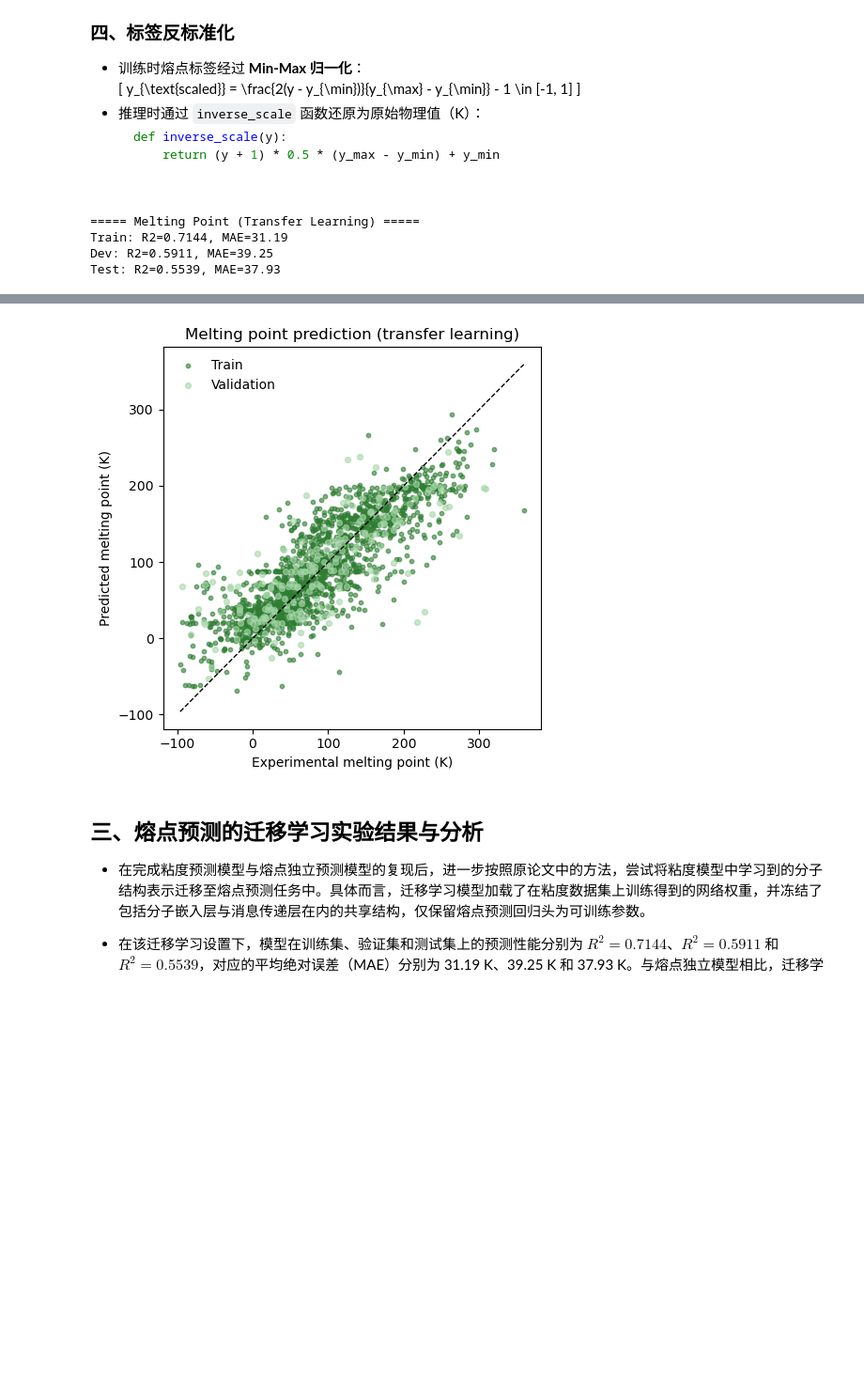
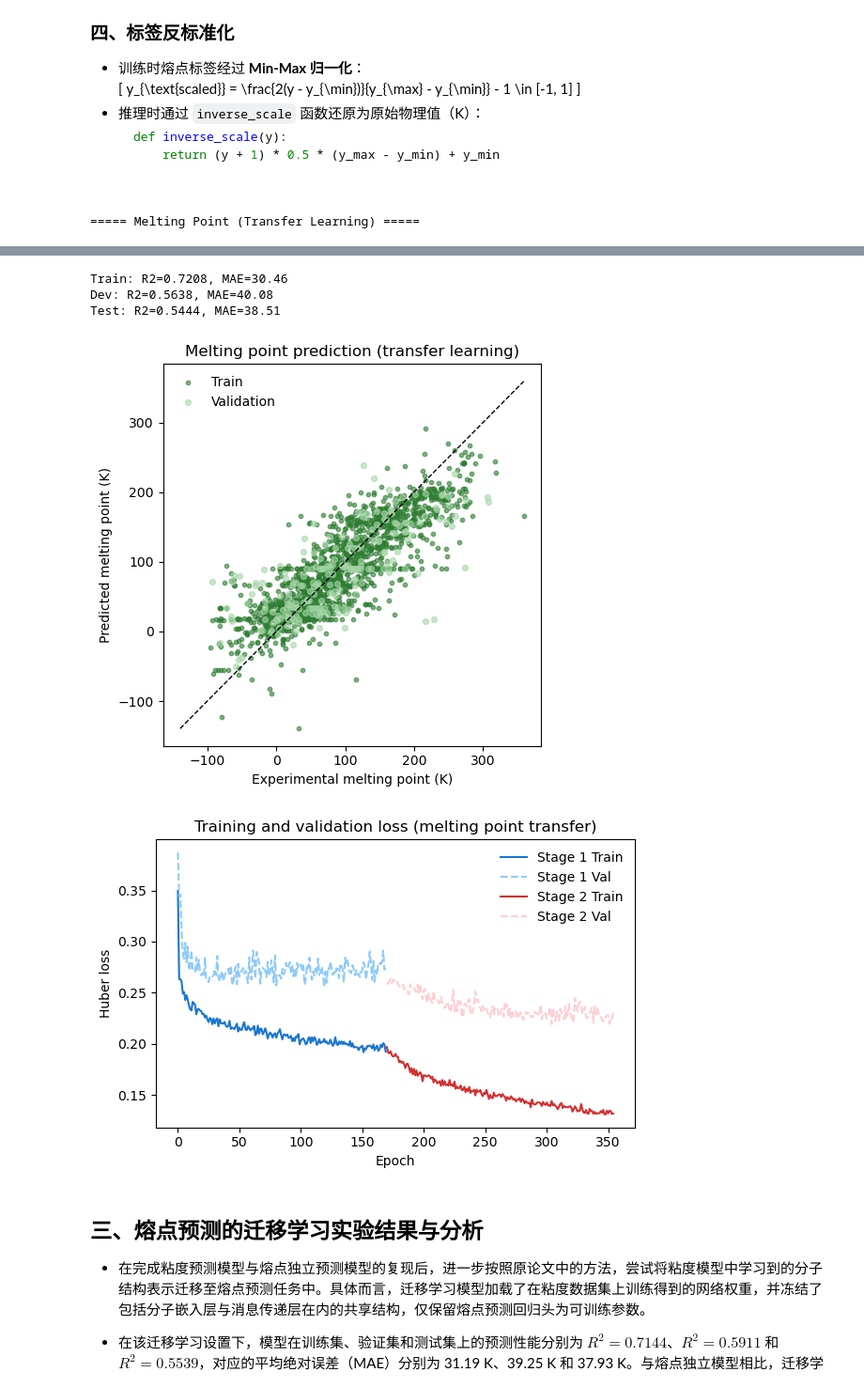
Before and after one commit to goalheart/ionic-mpnn, a Jupyter notebook: Main.ipynb, the cells around one changed output, grey strips where cells are left out. Shown at 94% size. Drawn from its saved outputs; the diff is of its cells as text; code cells hidden in the pictures; blank space fills up the shorter version.

```diff
--- a/Main.ipynb
+++ b/Main.ipynb
@@ -905,8 +905,57 @@ plt.title("Melting point prediction (transfer learning)")
 plt.legend(frameon=False)
 plt.tight_layout()
 plt.show()
+
+# ============================================================
+# 8. Loss curves (Stage 1 & Stage 2)
+# ============================================================
+
+with open("results/melting_point_transfer_history.pkl", "rb") as f:
+    history = pickle.load(f)
+
+stage1 = history["stage1"]
+stage2 = history["stage2"]
+
+plt.figure(figsize=(6, 4))
+
+# Stage 1
+plt.plot(
+    stage1["loss"],
+    label="Stage 1 Train",
+    color="#1976D2",   # 蓝
+    linewidth=1.5
+)
+plt.plot(
+    stage1["val_loss"],
+    label="Stage 1 Val",
+    color="#90CAF9",
+    linestyle="--",
+    linewidth=1.5
+)
+
+# Stage 2（epoch 接在 Stage 1 后面，视觉更合理）
+offset = len(stage1["loss"])
+plt.plot(
+    np.arange(offset, offset + len(stage2["loss"])),
+    stage2["loss"],
+    label="Stage 2 Train",
+    color="#D32F2F",   # 红
+    linewidth=1.5
+)
+plt.plot(
+    np.arange(offset, offset + len(stage2["val_loss"])),
+    stage2["val_loss"],
+    label="Stage 2 Val",
+    color="#FFCDD2",
+    linestyle="--",
+    linewidth=1.5
+)
+
+plt.xlabel("Epoch")
+plt.ylabel("Huber loss")
+plt.title("Training and validation loss (melting point transfer)")
+plt.legend(frameon=False)
+plt.tight_layout()
+plt.show()
 # %% [output]
 ===== Melting Point (Transfer Learning) =====
-Train: R2=0.7144, MAE=31.19
-Dev: R2=0.5911, MAE=39.25
-Test: R2=0.5539, MAE=37.93
@@ -913,4 +966,8 @@ Test: R2=0.5539, MAE=37.93
+Train: R2=0.7208, MAE=30.46
+Dev: R2=0.5638, MAE=40.08
+Test: R2=0.5444, MAE=38.51
-[figure, old version]
+[figure, new version]
+[figure, added]
 # %% [markdown]
 ## 三、熔点预测的迁移学习实验结果与分析
 
```
Also changed, not shown: parts of 1 cell of this notebook, 1 other file.
